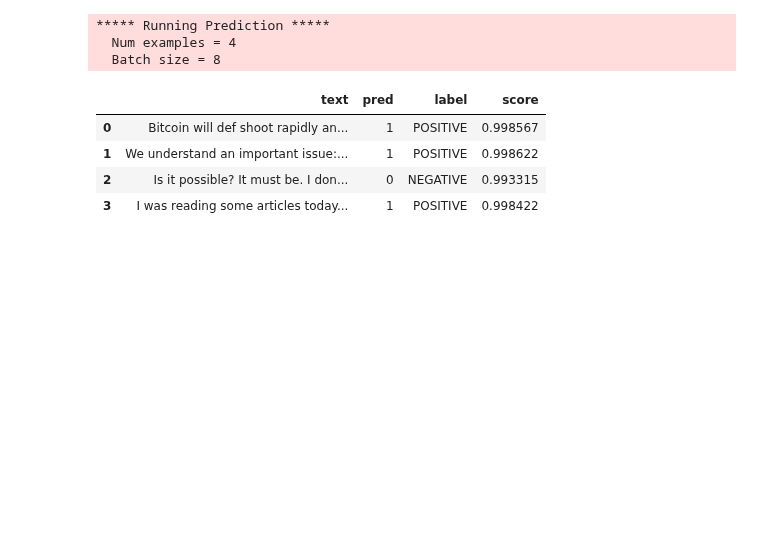
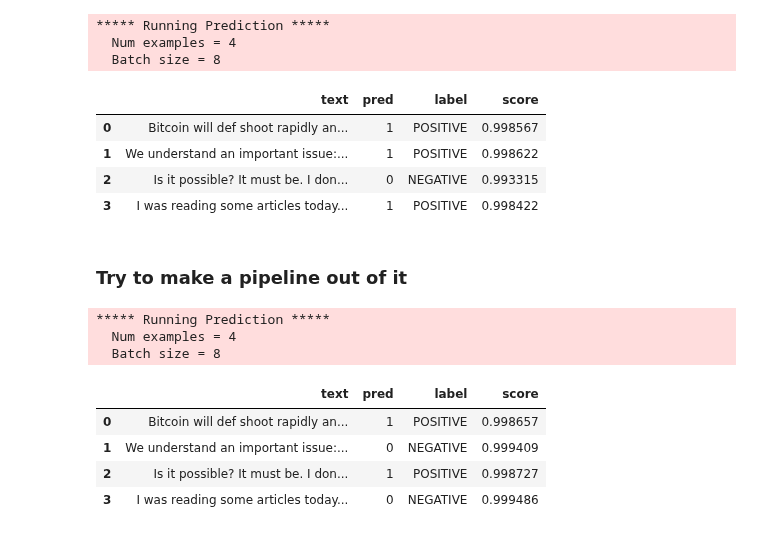
Before and after one commit to omarbelhaj99/cryptocurrency_trading, a Jupyter notebook: notebooks/reddit-model.ipynb, the cells around one changed output. Saved outputs shown, nothing was run; the diff lists cells and outputs as text; code cells hidden in the pictures; blank space fills up the shorter version.

Commit message:
Added a function to take data in and predict

```diff
--- a/notebooks/reddit-model.ipynb
+++ b/notebooks/reddit-model.ipynb
@@ -238,3 +238,5 @@ df.head()
 | 1 | We understand an important issue:... | 1 | POSITIVE | 0.998622 |
 | 2 | Is it possible? It must be. I don... | 0 | NEGATIVE | 0.993315 |
 | 3 | I was reading some articles today... | 1 | POSITIVE | 0.998422 |
+# %% [markdown]
+### Try to make a pipeline out of it
@@ -240,0 +249,24 @@ df.head()
+# %%
+# maybe a function works better:
+def create_preddiction(pred_texts):
+    tokenized_texts = tokenizer(pred_texts,truncation=True,padding=True)
+    pred_dataset = SimpleDataset(tokenized_texts)
+    # Run predictions
+    predictions = trainer.predict(pred_dataset)
+    # Transform predictions to labels
+    preds = predictions.predictions.argmax(-1)
+    labels = pd.Series(preds).map(model.config.id2label)
+    scores = (np.exp(predictions[0])/np.exp(predictions[0]).sum(-1,keepdims=True)).max(1)
+    # Create a dataframe to return:
+    return pd.DataFrame(list(zip(to_predict,preds,labels,scores)), columns=['text','pred','label','score'])
+# %%
+create_preddiction(pred_texts)
+# %% [output]
+***** Running Prediction *****
+  Num examples = 4
+  Batch size = 8
+|  | text | pred | label | score |
+| 0 | Bitcoin will def shoot rapidly an... | 1 | POSITIVE | 0.998657 |
+| 1 | We understand an important issue:... | 0 | NEGATIVE | 0.999409 |
+| 2 | Is it possible? It must be. I don... | 1 | POSITIVE | 0.998727 |
+| 3 | I was reading some articles today... | 0 | NEGATIVE | 0.999486 |
```
Also changed, not shown: parts of 3 cells of this notebook.
